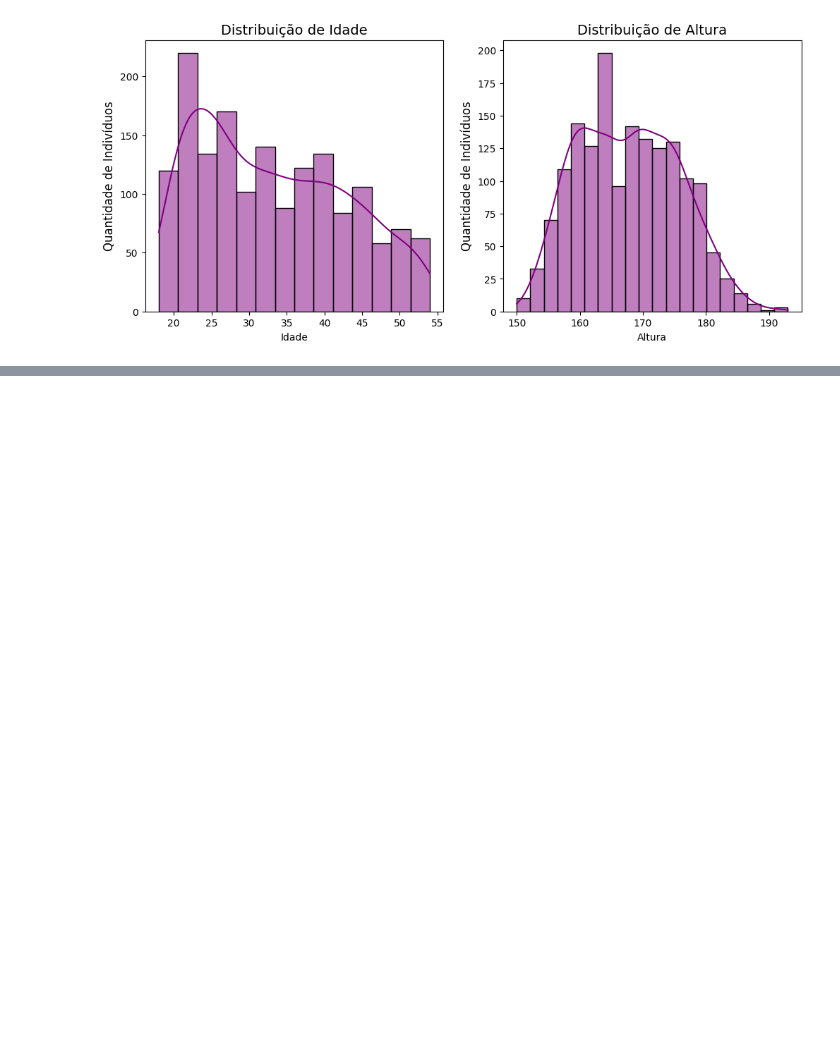
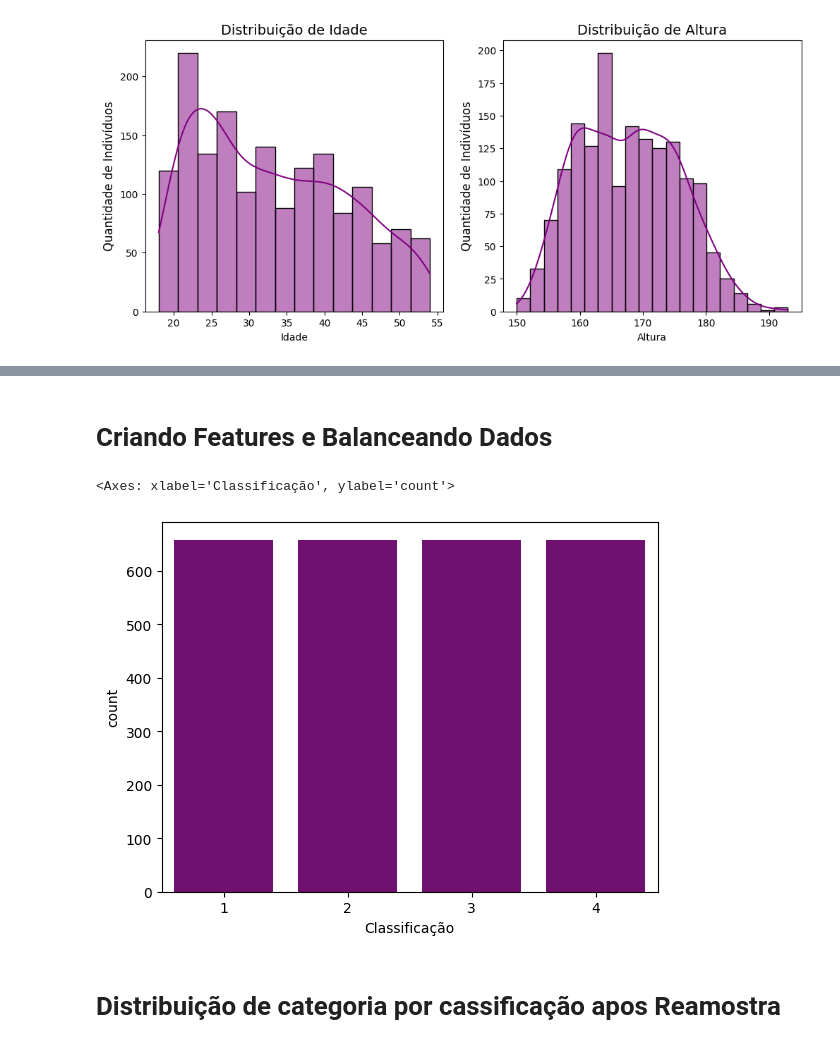
Before and after one commit to Fanykyta/CP05-AnaliseObesidade, a Jupyter notebook: AnaliseObesidade.ipynb, the cells around one changed output, grey strips where cells are left out. Saved outputs shown, nothing was run; the diff lists cells and outputs as text; code cells hidden in the pictures; blank space fills up the shorter version.

```diff
--- a/AnaliseObesidade.ipynb
+++ b/AnaliseObesidade.ipynb
@@ -244,7 +181,0 @@ Ingestão Diária de Líquidos
-# %%
-IDL_map = {
-    1: 'Menor que um litro',
-    2: 'Entre 1 e 2 litros',
-    3: 'Superior a 2 litros'
-}
-df['Ingestão Diária de Líquidos'] = df['Ingestão Diária de Líquidos'].map(IDL_map)
@@ -344,0 +326,16 @@ for i in df.iloc[:,:-1].columns:
+# %% [markdown]
+# Criando Features e Balanceando Dados
+# %%
+#Ciando features
+X = df.iloc[:,:-1]
+y = df.iloc[:,[-1]]
+# Balanceando Dados
+from imblearn.over_sampling import SMOTE
+smote = SMOTE(random_state = 42)
+X_resampled, y_resampled = smote.fit_resample(X,y)
+sns.countplot(data=y_resampled, x = 'Classificação', color='purple')
+# %% [output]
+<Axes: xlabel='Classificação', ylabel='count'>
+[figure, added]
+# %% [markdown]
+# Distribuição de categoria por cassificação apos Reamostra
```
Also changed, not shown: parts of 53 cells of this notebook.
